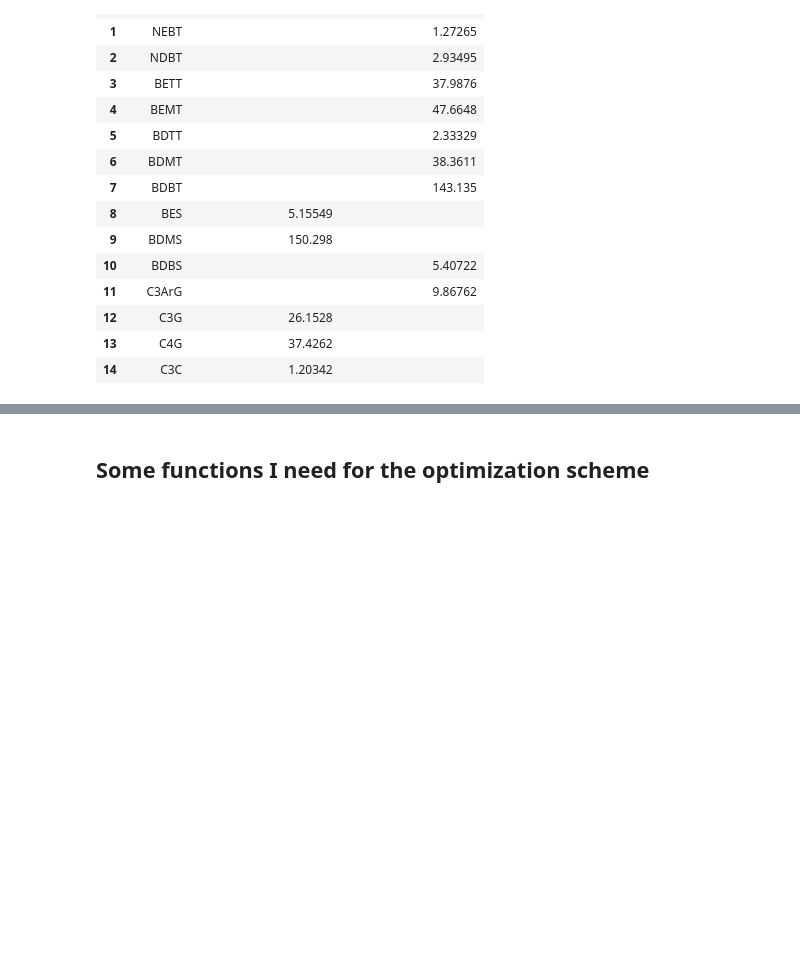
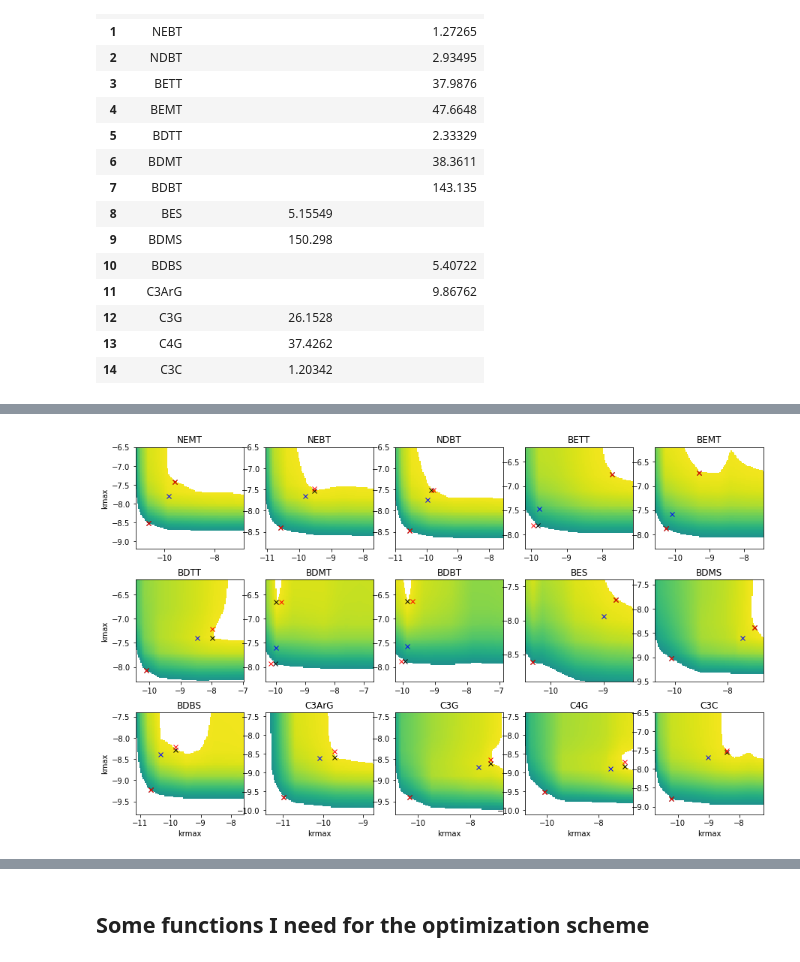
Before and after one commit to djk2120/CLM5PPE, a Jupyter notebook: pyth/PHSparams.ipynb, the cells around one changed output, grey strips where cells are left out. Cells and saved outputs as stored; diff of their text form; code cells hidden in the pictures; blank space fills up the shorter version.

```diff
--- a/pyth/PHSparams.ipynb
+++ b/pyth/PHSparams.ipynb
@@ -411,3 +421,22 @@ plt.xlabel('PFT')
 plt.title('How was kmax adjusted?');
 # %% [output]
 [figure]
+# %%
+k1 = newkvals[1:]
+k2 = defaults['kmax'][1:16].values
+
+print('how many times higher or lower is the new kmax relative to CLM5?')
+print(' ')
+
+x=pd.DataFrame({'pftname':['NEMT','NEBT','NDBT','BETT','BEMT','BDTT','BDMT','BDBT','BES','BDMS','BDBS','C3ArG','C3G','C4G','C3C']})
+yy = list(k1/k2)
+for i,y in zip(range(len(yy)),yy):
+    if y<1:
+        yy[i]=''
+x['new kmax is larger by']=yy
+yy = list(k2/k1)
+for i,y in zip(range(len(yy)),yy):
+    if y<1:
+        yy[i]=''
+x['old kmax is larger by']=yy
+x
@@ -450,0 +500,72 @@ how many times higher or lower is the new krmax relative to CLM5?
+# %%
+# FIND THE OPTIMAL values for kmax and krmax
+#   *** some functions are needed from lower cells
+
+if newkrvals.size==16:
+    newkrvals = newkrvals[1:]
+    newkvals = newkvals[1:]
+
+hival = 0.98
+loval = 0.5
+
+lokvals  = np.zeros(15)
+lokrvals = np.zeros(15)
+hikvals  = np.zeros(15)
+hikrvals = np.zeros(15)
+
+plt.figure(figsize=[15,9])
+for pp in 1+np.arange(15):
+    kmax  = params['kmax'].sel(pft=pp).values
+    krmax = params['krmax'].sel(pft=pp).values
+    gv    = gpp.sel(pft=pp).values
+    gn    = gv/np.max(gv)
+
+    x,y,g,k,r = constrain_domain(kmax,krmax,gn)
+    g_kmax    = interp1(x,y,g)
+    g_both    = interp2(y,g_kmax)
+
+    i1,j1          = bestk(g_both,loval,1)
+    if newkvals[pp-1]/k(i1)>1.5:
+        lokvals[pp-1]  = k(i1)
+    else:
+        lokvals[pp-1]  = newkvals[pp-1]/1.5
+    if newkrvals[pp-1]/r(j1)>1.5:
+        lokrvals[pp-1]  = r(j1)
+    else:
+        lokrvals[pp-1]  = newkrvals[pp-1]/1.5
+
+
+
+    i2,j2          = bestk(g_both,hival,1)
+    if k(i2)/newkvals[pp-1]>1.5:
+        hikvals[pp-1]  = k(i2)
+    else:
+        hikvals[pp-1]  = 1.5*newkvals[pp-1]
+    if r(j2)/newkrvals[pp-1]>1.5:
+        hikrvals[pp-1]  = r(j2)
+    else:
+        hikrvals[pp-1]  = 1.5*newkrvals[pp-1]
+
+
+
+    ix = np.logical_or(g_both<loval,g_both>hival)
+    g_both[ix] = np.nan
+
+    plt.subplot(3,5,pp)
+    plt.pcolormesh(np.log10(r(np.arange(101))),np.log10(k(np.arange(101))),g_both,vmin=0,vmax=1)
+    plt.plot(np.log10(r(j1)),np.log10(k(i1)),'kx')
+    plt.plot(np.log10(r(j2)),np.log10(k(i2)),'kx')
+    plt.plot(np.log10(lokrvals[pp-1]),np.log10(lokvals[pp-1]),'rx')
+    plt.plot(np.log10(hikrvals[pp-1]),np.log10(hikvals[pp-1]),'rx')
+    plt.plot(np.log10(newkrvals[pp-1]),np.log10(newkvals[pp-1]),'bx')
+    plt.title(pftnames[pp])
+    if (pp==1)|(pp==6)|(pp==11):
+        plt.ylabel('kmax')
+    if pp>10:
+        plt.xlabel('krmax')
+
+
+
+plt.subplots_adjust(hspace=0.3)
+# %% [output]
+[figure, added]
```
Also changed, not shown: parts of 12 cells of this notebook.
